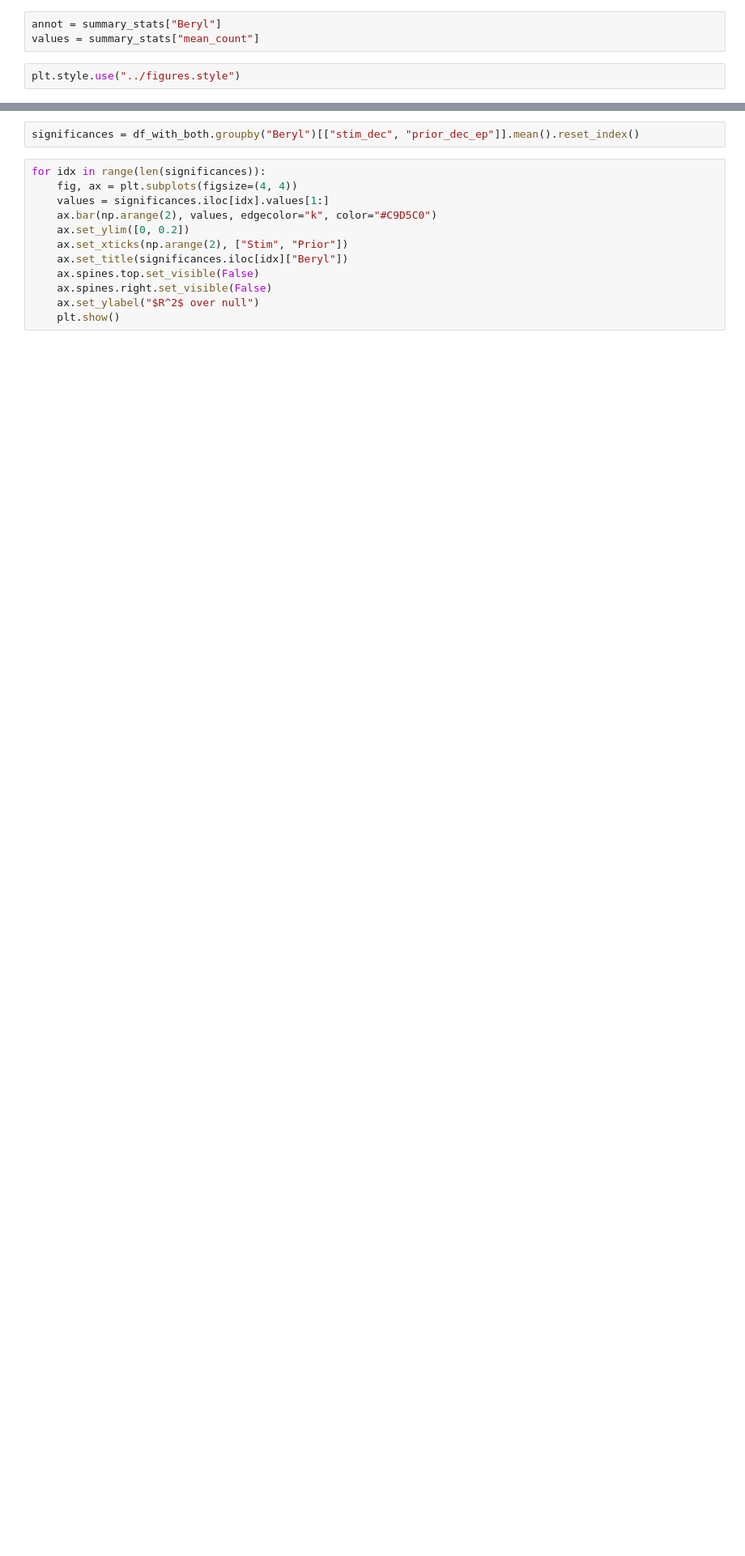
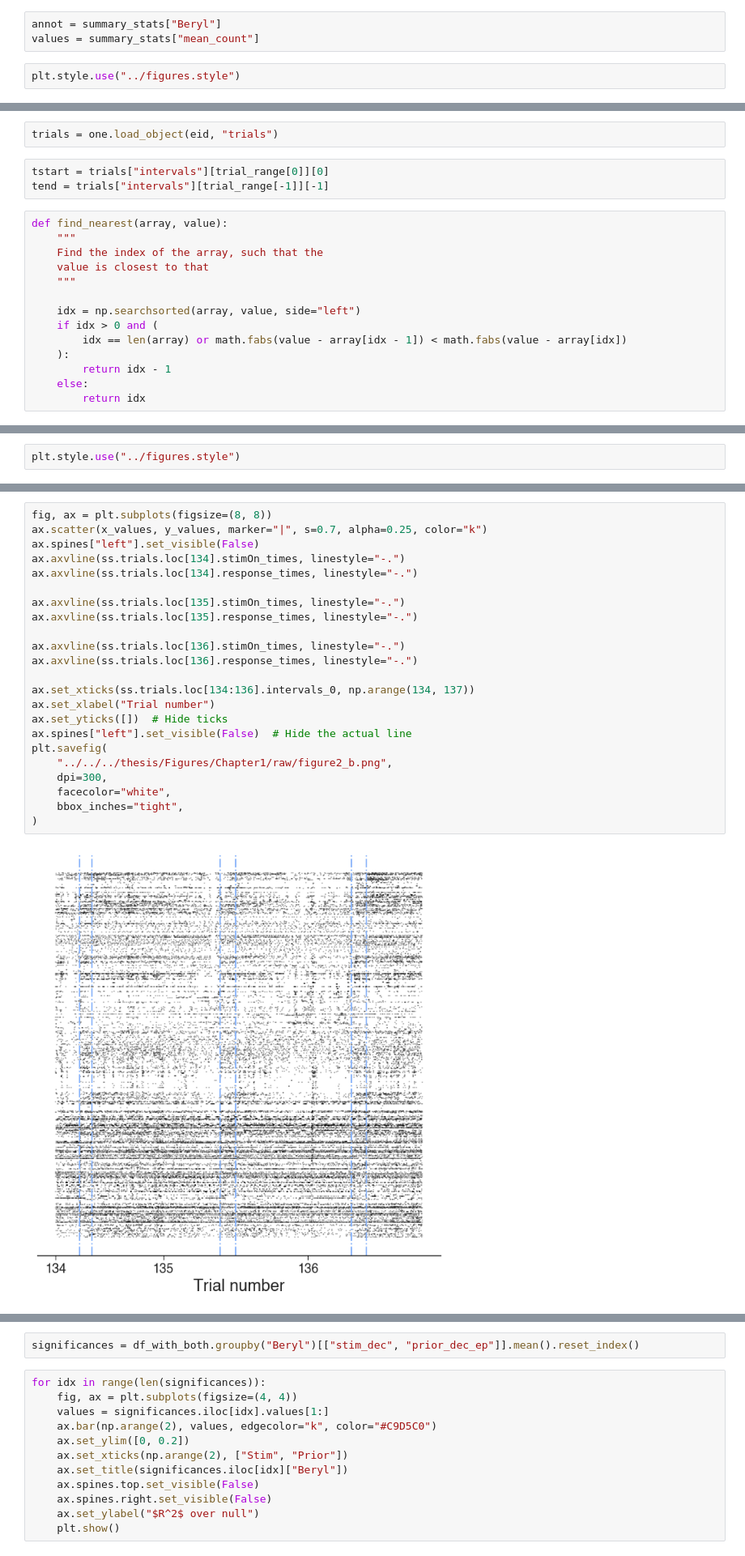
Before and after one commit to debottamKundu/ibl-partial-info-decomp, a Jupyter notebook: notebooks/stimulus_prior_regions.ipynb, the cells around one changed output, grey strips where cells are left out. Shown at 81% size. Saved outputs shown, nothing was run; the diff lists cells and outputs as text; blank space fills up the shorter version.

```diff
--- a/notebooks/stimulus_prior_regions.ipynb
+++ b/notebooks/stimulus_prior_regions.ipynb
@@ -242,0 +255,19 @@ plt.savefig(
+# %%
+trials = one.load_object(eid, "trials")
+# %%
+tstart = trials["intervals"][trial_range[0]][0]
+tend = trials["intervals"][trial_range[-1]][-1]
+# %%
+def find_nearest(array, value):
+    """
+    Find the index of the array, such that the
+    value is closest to that
+    """
+
+    idx = np.searchsorted(array, value, side="left")
+    if idx > 0 and (
+        idx == len(array) or math.fabs(value - array[idx - 1]) < math.fabs(value - array[idx])
+    ):
+        return idx - 1
+    else:
+        return idx
@@ -242,0 +320,2 @@ plt.savefig(
+# %%
+plt.style.use("../figures.style")
@@ -242,0 +360,25 @@ plt.savefig(
+# %%
+fig, ax = plt.subplots(figsize=(8, 8))
+ax.scatter(x_values, y_values, marker="|", s=0.7, alpha=0.25, color="k")
+ax.spines["left"].set_visible(False)
+ax.axvline(ss.trials.loc[134].stimOn_times, linestyle="-.")
+ax.axvline(ss.trials.loc[134].response_times, linestyle="-.")
+
+ax.axvline(ss.trials.loc[135].stimOn_times, linestyle="-.")
+ax.axvline(ss.trials.loc[135].response_times, linestyle="-.")
+
+ax.axvline(ss.trials.loc[136].stimOn_times, linestyle="-.")
+ax.axvline(ss.trials.loc[136].response_times, linestyle="-.")
+
+ax.set_xticks(ss.trials.loc[134:136].intervals_0, np.arange(134, 137))
+ax.set_xlabel("Trial number")
+ax.set_yticks([])  # Hide ticks
+ax.spines["left"].set_visible(False)  # Hide the actual line
+plt.savefig(
+    "../../../thesis/Figures/Chapter1/raw/figure2_b.png",
+    dpi=300,
+    facecolor="white",
+    bbox_inches="tight",
+)
+# %% [output]
+[figure, added]
```
Also changed, not shown: parts of 19 cells of this notebook, 3 other files.
